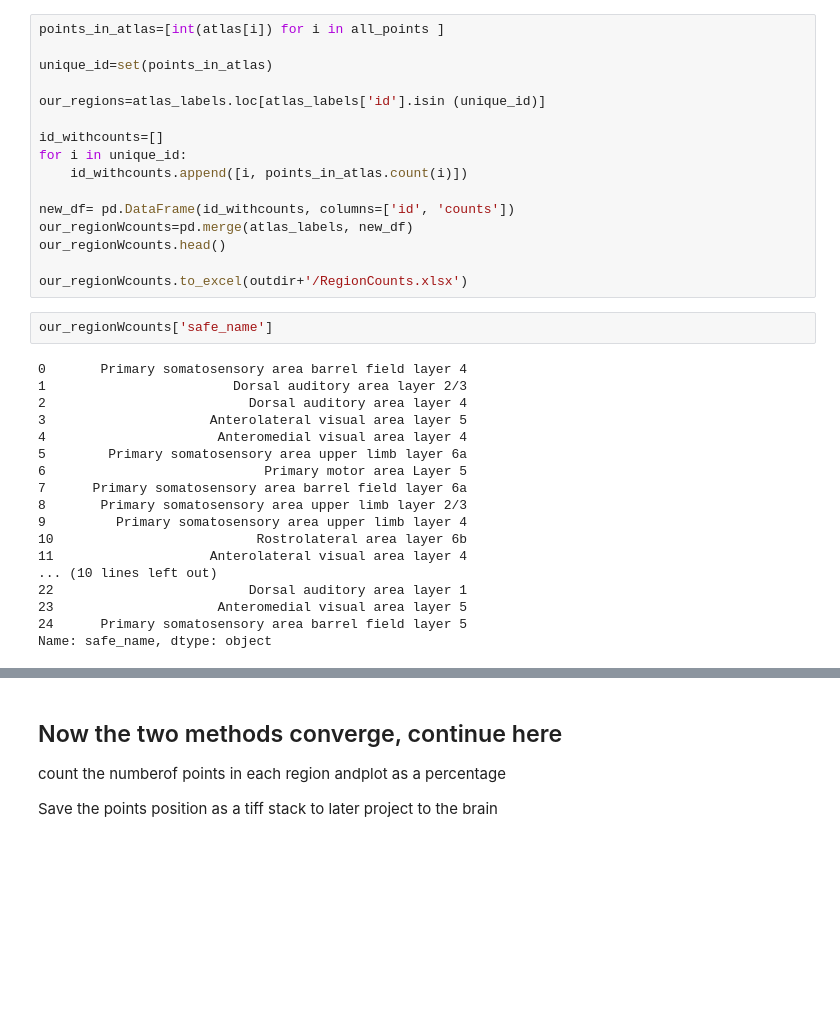
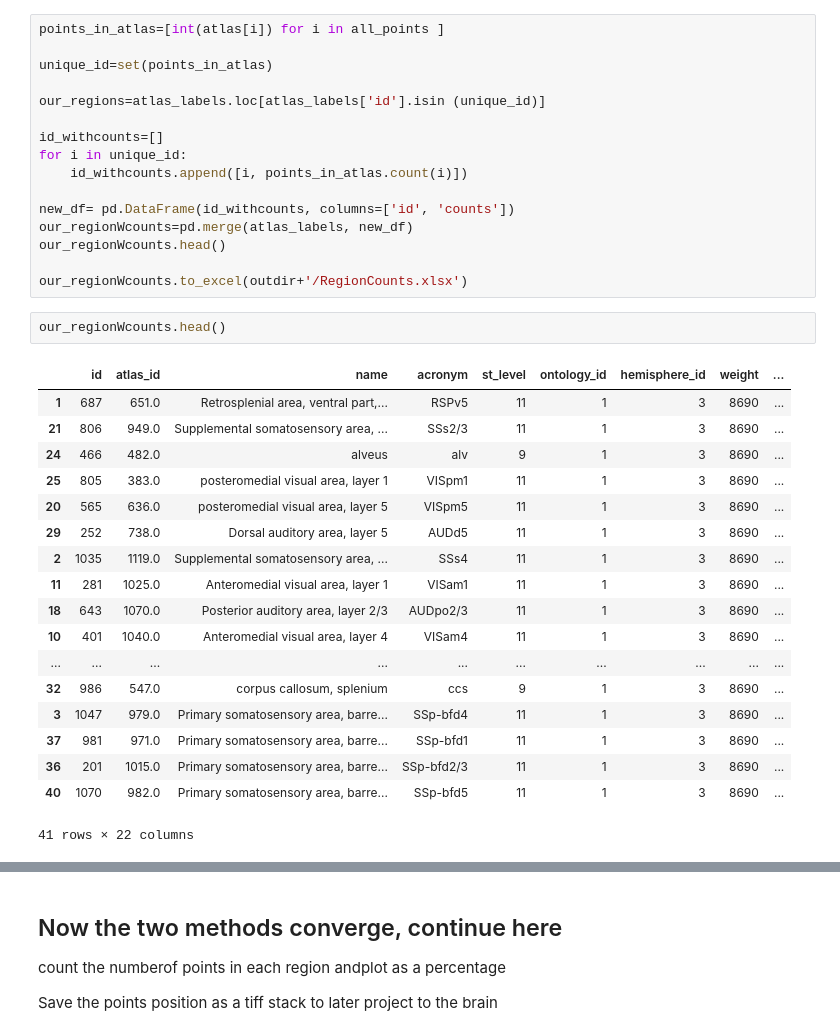
Before and after one commit to YANQI-LIU/Image_Registration, a Jupyter notebook: GetLocationsOfAnnotation.ipynb, the cells around one changed output, grey strips where cells are left out. Drawn from its saved outputs; the diff is of its cells as text; blank space fills up the shorter version.

```diff
--- a/GetLocationsOfAnnotation.ipynb
+++ b/GetLocationsOfAnnotation.ipynb
@@ -130,25 +130,26 @@ our_regionWcounts.head()
 
 our_regionWcounts.to_excel(outdir+'/RegionCounts.xlsx')
 # %%
-our_regionWcounts['safe_name']
+our_regionWcounts.head()
 # %% [output]
+|  | id | atlas_id | name | acronym | st_level | ontology_id | hemisphere_id | weight | ... |
+| 1 | 687 | 651.0 | Retrosplenial area, ventral part,... | RSPv5 | 11 | 1 | 3 | 8690 | ... |
+| 21 | 806 | 949.0 | Supplemental somatosensory area, ... | SSs2/3 | 11 | 1 | 3 | 8690 | ... |
+| 24 | 466 | 482.0 | alveus | alv | 9 | 1 | 3 | 8690 | ... |
+| 25 | 805 | 383.0 | posteromedial visual area, layer 1 | VISpm1 | 11 | 1 | 3 | 8690 | ... |
+| 20 | 565 | 636.0 | posteromedial visual area, layer 5 | VISpm5 | 11 | 1 | 3 | 8690 | ... |
+| 29 | 252 | 738.0 | Dorsal auditory area, layer 5 | AUDd5 | 11 | 1 | 3 | 8690 | ... |
+| 2 | 1035 | 1119.0 | Supplemental somatosensory area, ... | SSs4 | 11 | 1 | 3 | 8690 | ... |
+| 11 | 281 | 1025.0 | Anteromedial visual area, layer 1 | VISam1 | 11 | 1 | 3 | 8690 | ... |
+| 18 | 643 | 1070.0 | Posterior auditory area, layer 2/3 | AUDpo2/3 | 11 | 1 | 3 | 8690 | ... |
+| 10 | 401 | 1040.0 | Anteromedial visual area, layer 4 | VISam4 | 11 | 1 | 3 | 8690 | ... |
+| ... | ... | ... | ... | ... | ... | ... | ... | ... | ... |
+| 32 | 986 | 547.0 | corpus callosum, splenium | ccs | 9 | 1 | 3 | 8690 | ... |
+| 3 | 1047 | 979.0 | Primary somatosensory area, barre... | SSp-bfd4 | 11 | 1 | 3 | 8690 | ... |
+| 37 | 981 | 971.0 | Primary somatosensory area, barre... | SSp-bfd1 | 11 | 1 | 3 | 8690 | ... |
+| 36 | 201 | 1015.0 | Primary somatosensory area, barre... | SSp-bfd2/3 | 11 | 1 | 3 | 8690 | ... |
+| 40 | 1070 | 982.0 | Primary somatosensory area, barre... | SSp-bfd5 | 11 | 1 | 3 | 8690 | ... |
-0       Primary somatosensory area barrel field layer 4
-1                        Dorsal auditory area layer 2/3
-2                          Dorsal auditory area layer 4
-3                     Anterolateral visual area layer 5
-4                      Anteromedial visual area layer 4
-5        Primary somatosensory area upper limb layer 6a
-6                            Primary motor area Layer 5
-7      Primary somatosensory area barrel field layer 6a
-8       Primary somatosensory area upper limb layer 2/3
-9         Primary somatosensory area upper limb layer 4
-10                          Rostrolateral area layer 6b
-11                    Anterolateral visual area layer 4
-... (10 lines left out)
-22                         Dorsal auditory area layer 1
-23                     Anteromedial visual area layer 5
-24      Primary somatosensory area barrel field layer 5
-Name: safe_name, dtype: object
+41 rows × 22 columns
 # %%
 # In case of suboptimal registration, some points will fall out of the atlas (and will give a 0 index)
 # check for this and thrown a warning
```
Also changed, not shown: parts of 8 cells of this notebook, 4 other files.
